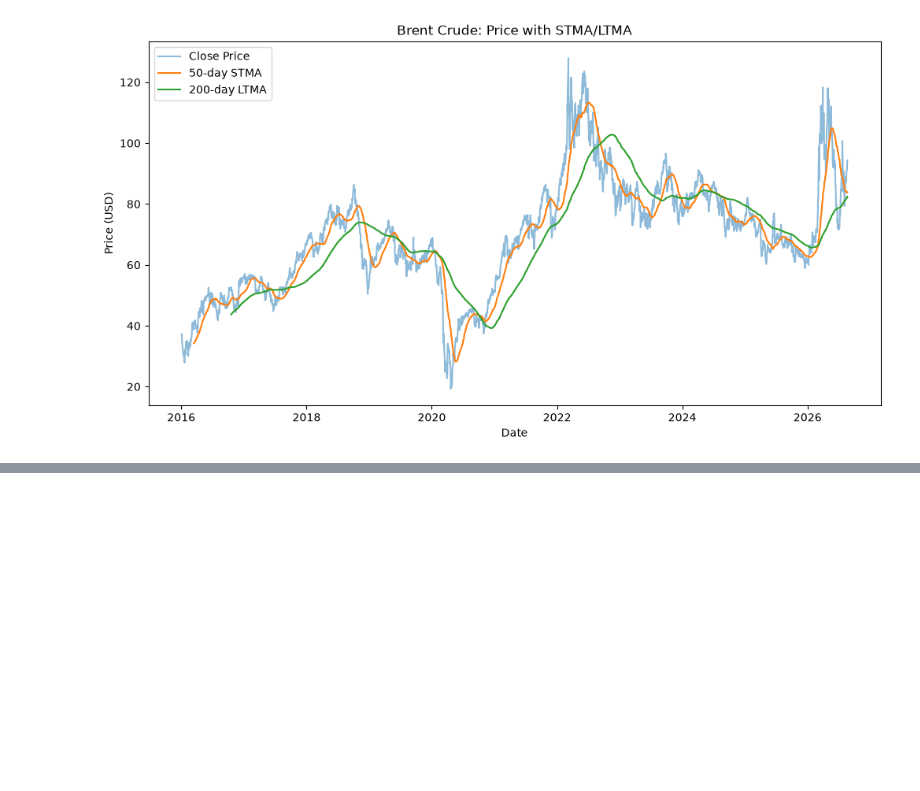
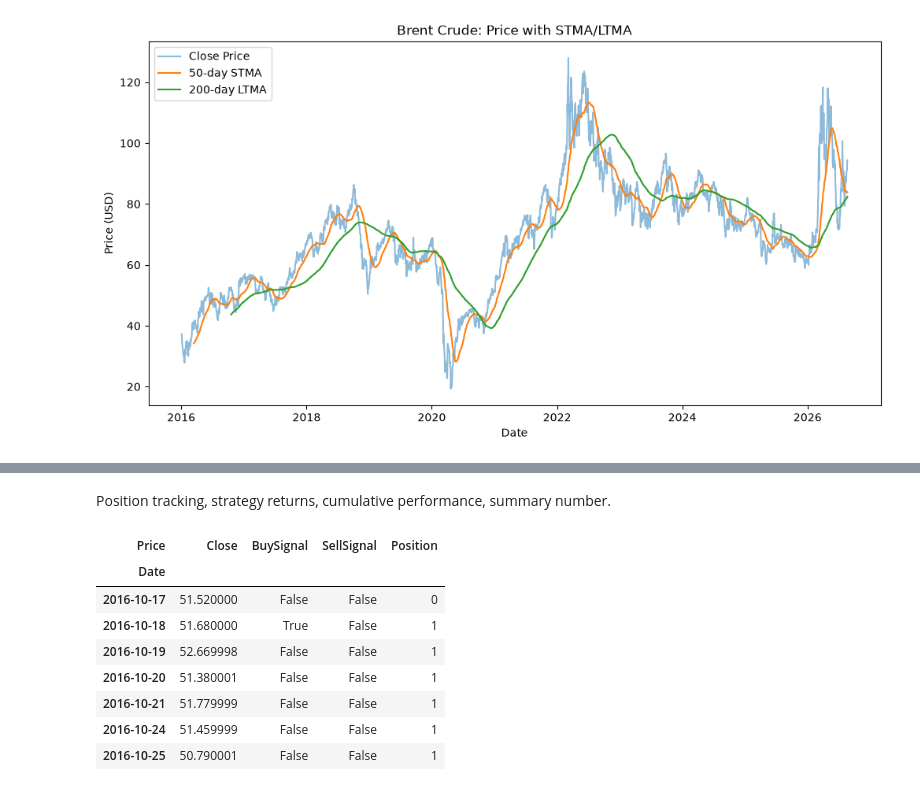
Before and after one commit to myuran-t/brent-crude-regime-model, a Jupyter notebook: brent_regime_model.ipynb, the cells around one changed output, grey strips where cells are left out. Drawn from its saved outputs; the diff is of its cells as text; code cells hidden in the pictures; blank space fills up the shorter version.

Commit message:
strategy returns

```diff
--- a/brent_regime_model.ipynb
+++ b/brent_regime_model.ipynb
@@ -102,0 +123,19 @@ brent[brent['BuySignal'] | brent['SellSignal']] # show buy/sell signals only
+# %% [markdown]
+Position tracking, strategy returns, cumulative performance, summary number.
+# %%
+brent['Position'] = None
+brent.loc[brent['BuySignal'], 'Position'] = 1 # in the market
+brent.loc[brent['SellSignal'], 'Position'] = 0 # in cash
+brent['Position'] = brent['Position'].ffill().fillna(0) # fill forward to maintain position until next signal
+
+brent[['Close', 'BuySignal', 'SellSignal', 'Position']].loc['2016-10-15':'2016-10-25']
+# %% [output]
+| Price | Close | BuySignal | SellSignal | Position |
+| Date |  |  |  |  |
+| 2016-10-17 | 51.520000 | False | False | 0 |
+| 2016-10-18 | 51.680000 | True | False | 1 |
+| 2016-10-19 | 52.669998 | False | False | 1 |
+| 2016-10-20 | 51.380001 | False | False | 1 |
+| 2016-10-21 | 51.779999 | False | False | 1 |
+| 2016-10-24 | 51.459999 | False | False | 1 |
+| 2016-10-25 | 50.790001 | False | False | 1 |
```
Also changed, not shown: parts of 3 cells of this notebook.
